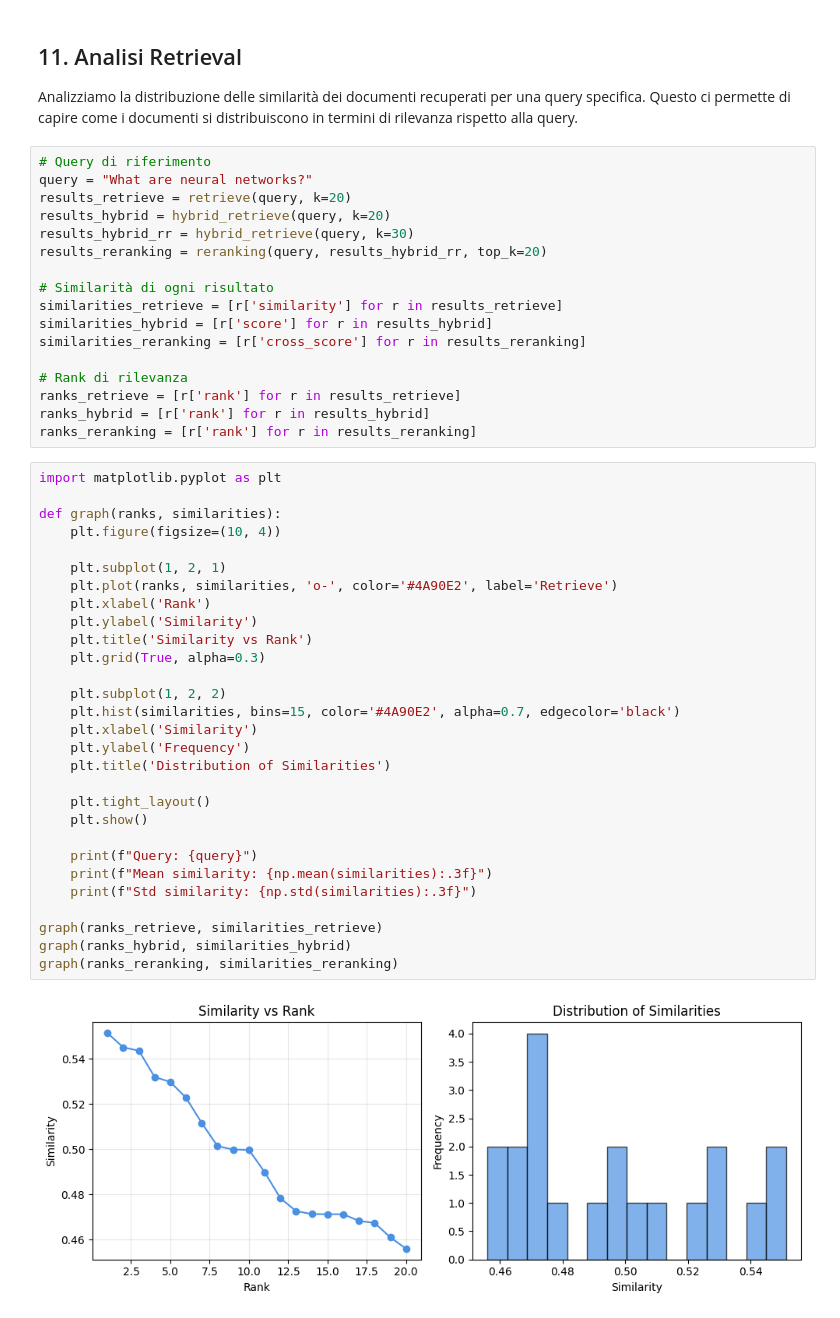
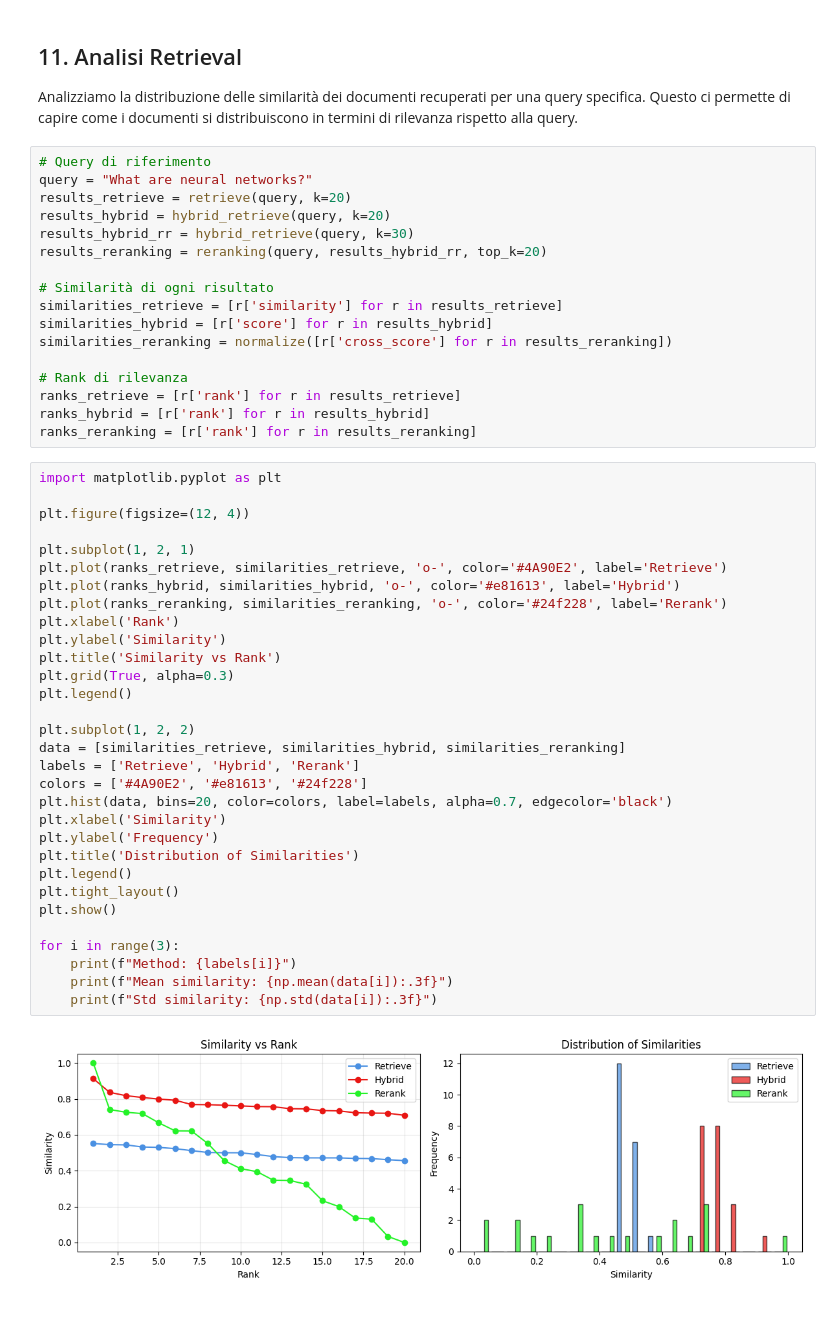
Before and after one commit to annaeyh/LaboratoriTLN, a Jupyter notebook: LAB5/lab_5.ipynb, the cells around one changed output. Cells and saved outputs as stored; diff of their text form.

```diff
--- a/LAB5/lab_5.ipynb
+++ b/LAB5/lab_5.ipynb
@@ -631,7 +635,7 @@ results_reranking = reranking(query, results_hybrid_rr, top_k=20)
 # Similarità di ogni risultato
 similarities_retrieve = [r['similarity'] for r in results_retrieve]
 similarities_hybrid = [r['score'] for r in results_hybrid]
-similarities_reranking = [r['cross_score'] for r in results_reranking]
+similarities_reranking = normalize([r['cross_score'] for r in results_reranking])
 
 # Rank di rilevanza
 ranks_retrieve = [r['rank'] for r in results_retrieve]
@@ -640,31 +644,33 @@ ranks_reranking = [r['rank'] for r in results_reranking]
 # %%
 import matplotlib.pyplot as plt
 
-def graph(ranks, similarities):
-    plt.figure(figsize=(10, 4))
+plt.figure(figsize=(12, 4))
 
-    plt.subplot(1, 2, 1)
-    plt.plot(ranks, similarities, 'o-', color='#4A90E2', label='Retrieve')
-    plt.xlabel('Rank')
-    plt.ylabel('Similarity')
-    plt.title('Similarity vs Rank')
-    plt.grid(True, alpha=0.3)
+plt.subplot(1, 2, 1)
+plt.plot(ranks_retrieve, similarities_retrieve, 'o-', color='#4A90E2', label='Retrieve')
+plt.plot(ranks_hybrid, similarities_hybrid, 'o-', color='#e81613', label='Hybrid')
+plt.plot(ranks_reranking, similarities_reranking, 'o-', color='#24f228', label='Rerank')
+plt.xlabel('Rank')
+plt.ylabel('Similarity')
+plt.title('Similarity vs Rank')
+plt.grid(True, alpha=0.3)
+plt.legend()
 
-    plt.subplot(1, 2, 2)
-    plt.hist(similarities, bins=15, color='#4A90E2', alpha=0.7, edgecolor='black')
-    plt.xlabel('Similarity')
-    plt.ylabel('Frequency')
-    plt.title('Distribution of Similarities')
+plt.subplot(1, 2, 2)
+data = [similarities_retrieve, similarities_hybrid, similarities_reranking]
+labels = ['Retrieve', 'Hybrid', 'Rerank']
+colors = ['#4A90E2', '#e81613', '#24f228']
+plt.hist(data, bins=20, color=colors, label=labels, alpha=0.7, edgecolor='black')
+plt.xlabel('Similarity')
+plt.ylabel('Frequency')
+plt.title('Distribution of Similarities')
+plt.legend()
+plt.tight_layout()
+plt.show()
 
-    plt.tight_layout()
-    plt.show()
-
-    print(f"Query: {query}")
-    print(f"Mean similarity: {np.mean(similarities):.3f}")
-    print(f"Std similarity: {np.std(similarities):.3f}")
-
-graph(ranks_retrieve, similarities_retrieve)
-graph(ranks_hybrid, similarities_hybrid)
-graph(ranks_reranking, similarities_reranking)
+for i in range(3):
+    print(f"Method: {labels[i]}")
+    print(f"Mean similarity: {np.mean(data[i]):.3f}")
+    print(f"Std similarity: {np.std(data[i]):.3f}")
 # %% [output]
-[figure, old version]
+[figure, new version]
```
Also changed, not shown: parts of 7 cells of this notebook, 1 other file.
